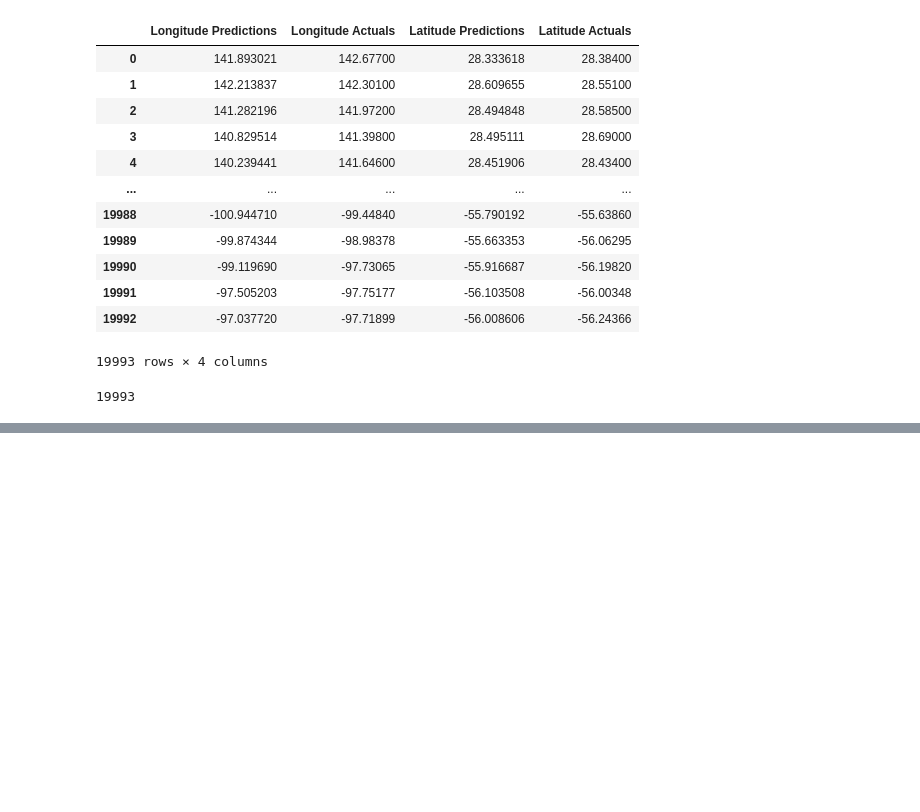
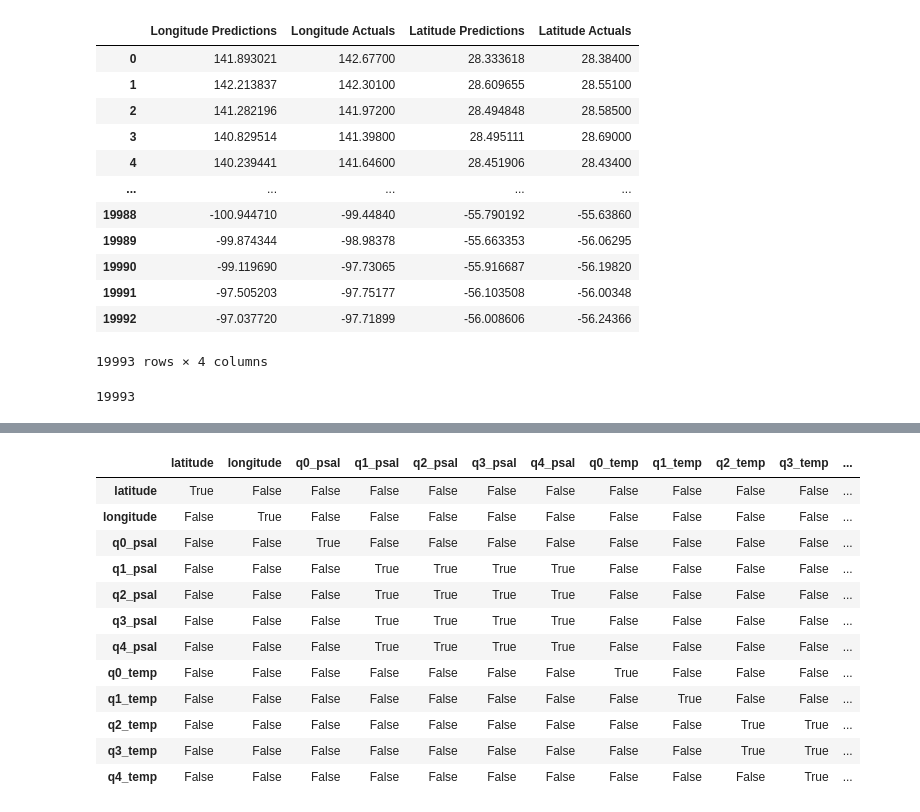
Before and after one commit to JonPGallegos/ocean_climate, a Jupyter notebook: ocean_climate.ipynb, the cells around one changed output, grey strips where cells are left out. Saved outputs shown, nothing was run; the diff lists cells and outputs as text; code cells hidden in the pictures; blank space fills up the shorter version.

```diff
--- a/ocean_climate.ipynb
+++ b/ocean_climate.ipynb
@@ -709,0 +779,16 @@ len(lstm_predictions)
+# %%
+data.corr()>0.8
+# %% [output]
+|  | latitude | longitude | q0_psal | q1_psal | q2_psal | q3_psal | q4_psal | q0_temp | q1_temp | q2_temp | q3_temp | ... |
+| latitude | True | False | False | False | False | False | False | False | False | False | False | ... |
+| longitude | False | True | False | False | False | False | False | False | False | False | False | ... |
+| q0_psal | False | False | True | False | False | False | False | False | False | False | False | ... |
+| q1_psal | False | False | False | True | True | True | True | False | False | False | False | ... |
+| q2_psal | False | False | False | True | True | True | True | False | False | False | False | ... |
+| q3_psal | False | False | False | True | True | True | True | False | False | False | False | ... |
+| q4_psal | False | False | False | True | True | True | True | False | False | False | False | ... |
+| q0_temp | False | False | False | False | False | False | False | True | False | False | False | ... |
+| q1_temp | False | False | False | False | False | False | False | False | True | False | False | ... |
+| q2_temp | False | False | False | False | False | False | False | False | False | True | True | ... |
+| q3_temp | False | False | False | False | False | False | False | False | False | True | True | ... |
+| q4_temp | False | False | False | False | False | False | False | False | False | False | True | ... |
```
Also changed, not shown: parts of 6 cells of this notebook.
